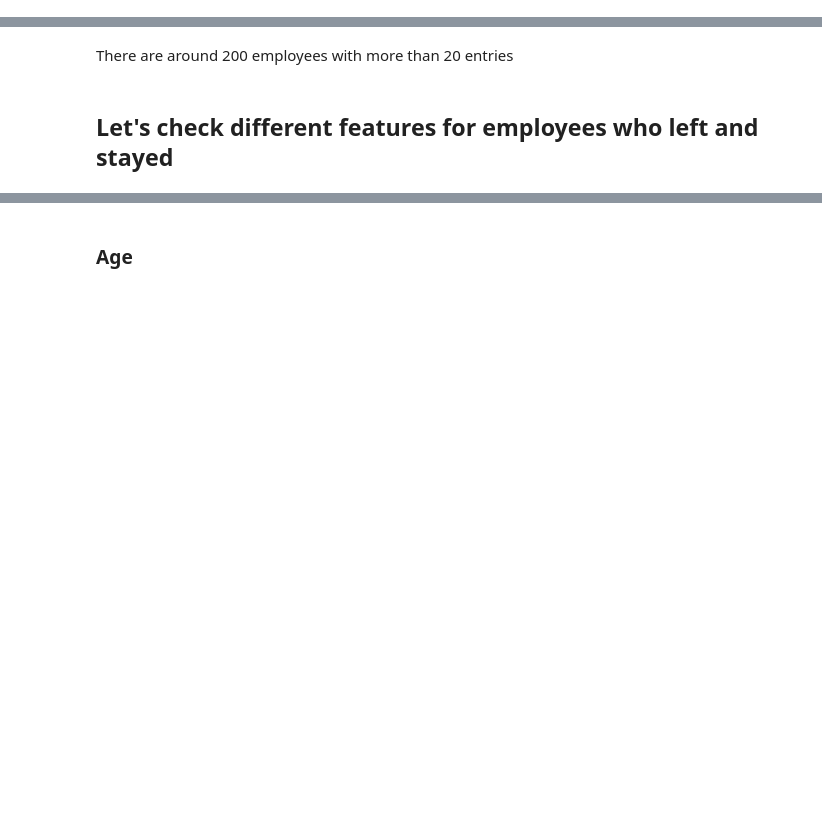
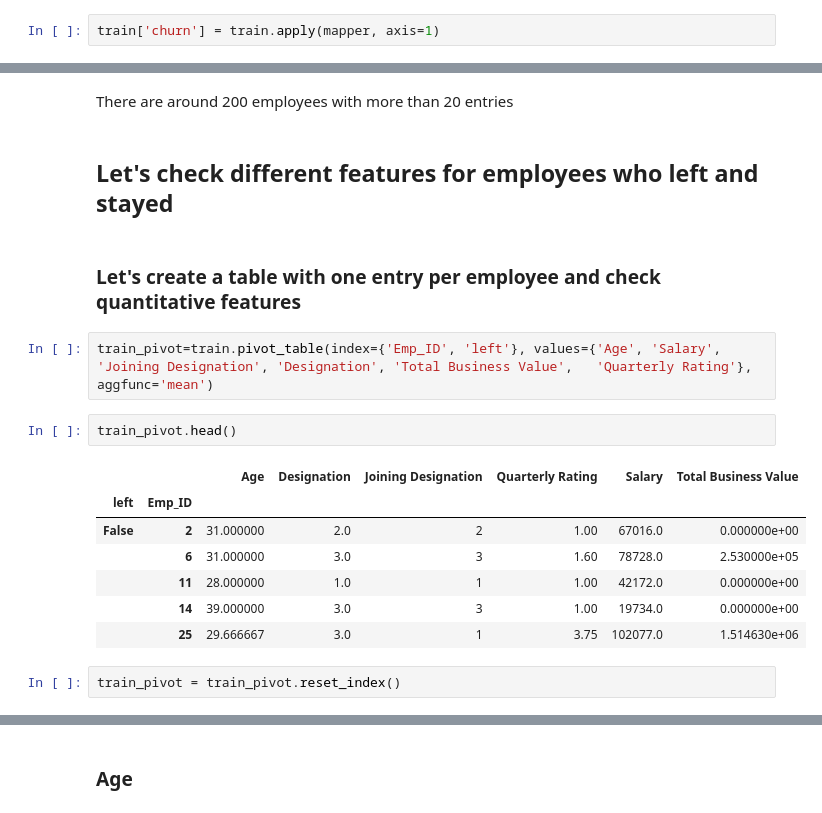
Before and after one commit to anniepank/Hackathon, a Jupyter notebook: Employees_churn_Liza.ipynb, the cells around one changed output, grey strips where cells are left out. Drawn from its saved outputs; the diff is of its cells as text; blank space fills up the shorter version.

```diff
--- a/Employees_churn_Liza.ipynb
+++ b/Employees_churn_Liza.ipynb
@@ -115,6 +116,8 @@ def mapper(row):
   if pd.isna(row['LastWorkingDate']):
     return False
   return True
+# %%
+train['churn'] = train.apply(mapper, axis=1)
 # %%
 train_churn = train.query('churn == True')
 # %%
@@ -147,3 +150,19 @@ train.groupby('Emp_ID')['churn'].count().hist(figsize=(10,5))
 There are around 200 employees with more than 20 entries
 # %% [markdown]
 ## Let's check different features for employees who left and stayed
+# %% [markdown]
+### Let's create a table with one entry per employee and check quantitative features
+# %%
+train_pivot=train.pivot_table(index={'Emp_ID', 'left'}, values={'Age', 'Salary', 'Joining Designation', 'Designation', 'Total Business Value',	'Quarterly Rating'}, aggfunc='mean')
+# %%
+train_pivot.head()
+# %% [output]
+|  |  | Age | Designation | Joining Designation | Quarterly Rating | Salary | Total Business Value |
+| left | Emp_ID |  |  |  |  |  |  |
+| False | 2 | 31.000000 | 2.0 | 2 | 1.00 | 67016.0 | 0.000000e+00 |
+|  | 6 | 31.000000 | 3.0 | 3 | 1.60 | 78728.0 | 2.530000e+05 |
+|  | 11 | 28.000000 | 1.0 | 1 | 1.00 | 42172.0 | 0.000000e+00 |
+|  | 14 | 39.000000 | 3.0 | 3 | 1.00 | 19734.0 | 0.000000e+00 |
+|  | 25 | 29.666667 | 3.0 | 1 | 3.75 | 102077.0 | 1.514630e+06 |
+# %%
+train_pivot = train_pivot.reset_index()
```
Also changed, not shown: parts of 16 cells of this notebook.
